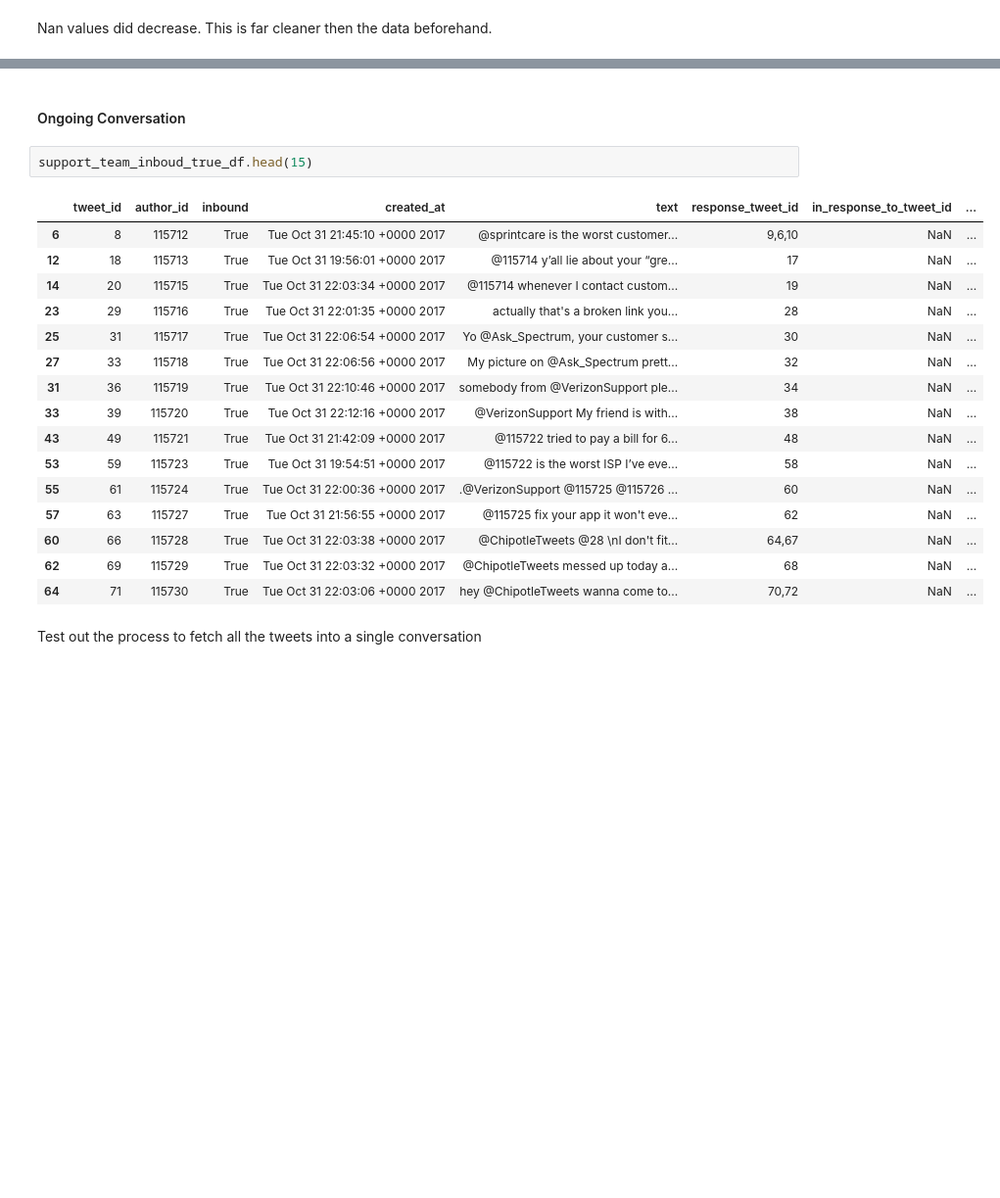
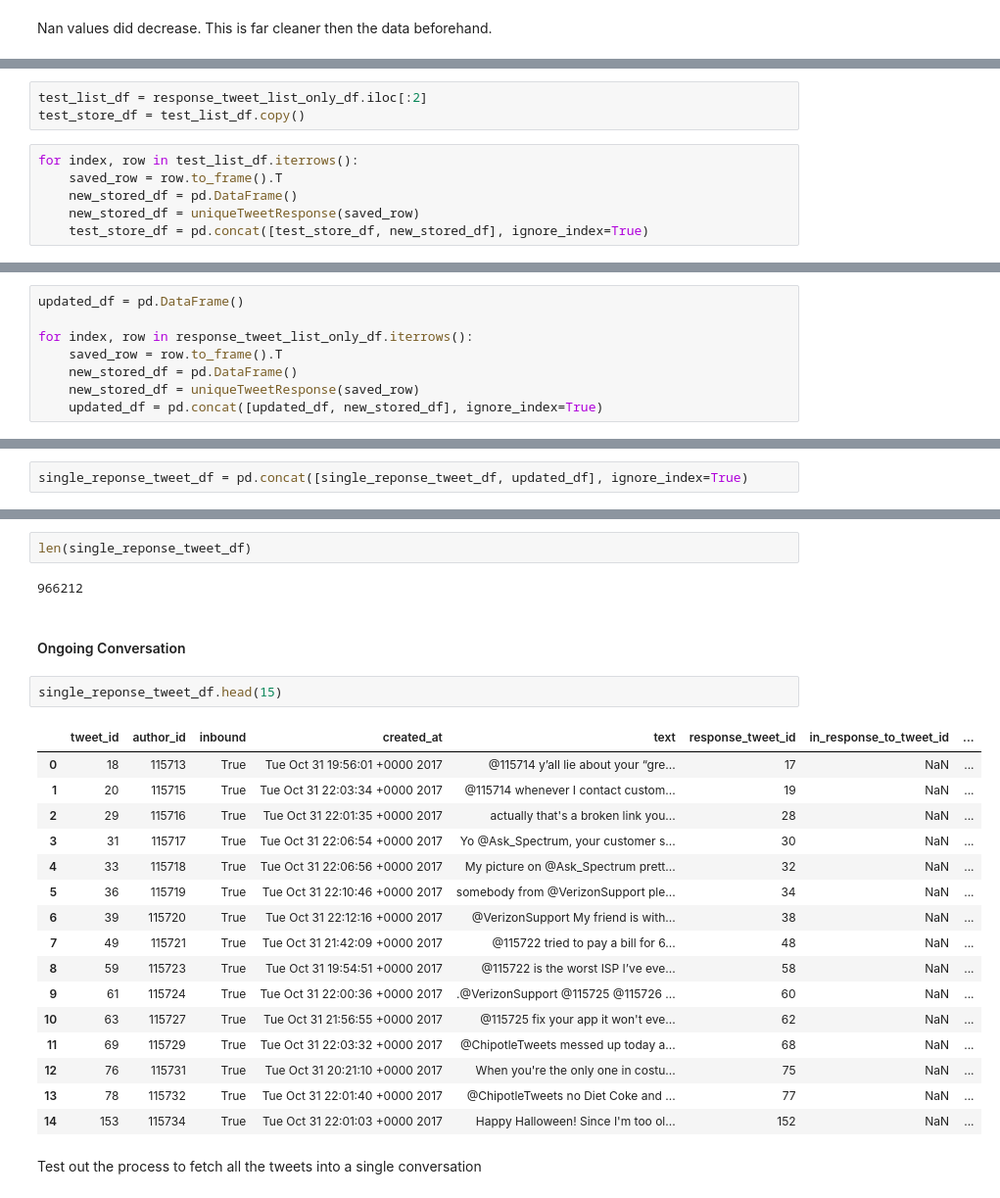
Before and after one commit to erictlong/customer-support-automation, a Jupyter notebook: data analytics/dataReview.ipynb, the cells around one changed output, grey strips where cells are left out. Shown at 98% size. Cells and saved outputs as stored; diff of their text form; blank space fills up the shorter version.

Commit message:
Update dataReview.ipynb
completion of data transformation

```diff
--- a/data analytics/dataReview.ipynb
+++ b/data analytics/dataReview.ipynb
@@ -531,0 +632,9 @@ Nan values did decrease. This is far cleaner then the data beforehand.
+# %%
+test_list_df = response_tweet_list_only_df.iloc[:2]
+test_store_df = test_list_df.copy()
+# %%
+for index, row in test_list_df.iterrows():
+    saved_row = row.to_frame().T
+    new_stored_df = pd.DataFrame()
+    new_stored_df = uniqueTweetResponse(saved_row)
+    test_store_df = pd.concat([test_store_df, new_stored_df], ignore_index=True)
@@ -531,0 +656,8 @@ Nan values did decrease. This is far cleaner then the data beforehand.
+# %%
+updated_df = pd.DataFrame()
+
+for index, row in response_tweet_list_only_df.iterrows():
+    saved_row = row.to_frame().T
+    new_stored_df = pd.DataFrame()
+    new_stored_df = uniqueTweetResponse(saved_row)
+    updated_df = pd.concat([updated_df, new_stored_df], ignore_index=True)
@@ -531,0 +689,2 @@ Nan values did decrease. This is far cleaner then the data beforehand.
+# %%
+single_reponse_tweet_df = pd.concat([single_reponse_tweet_df, updated_df], ignore_index=True)
@@ -532,24 +715,28 @@ Nan values did decrease. This is far cleaner then the data beforehand.
+# %%
+len(single_reponse_tweet_df)
+# %% [output]
+966212
 # %% [markdown]
 #### Ongoing Conversation
 # %%
-support_team_inboud_true_df.head(15)
+single_reponse_tweet_df.head(15)
 # %% [output]
 |  | tweet_id | author_id | inbound | created_at | text | response_tweet_id | in_response_to_tweet_id | ... |
-| 6 | 8 | 115712 | True | Tue Oct 31 21:45:10 +0000 2017 | @sprintcare is the worst customer... | 9,6,10 | NaN | ... |
-| 12 | 18 | 115713 | True | Tue Oct 31 19:56:01 +0000 2017 | @115714 y’all lie about your “gre... | 17 | NaN | ... |
-| 14 | 20 | 115715 | True | Tue Oct 31 22:03:34 +0000 2017 | @115714 whenever I contact custom... | 19 | NaN | ... |
-| 23 | 29 | 115716 | True | Tue Oct 31 22:01:35 +0000 2017 | actually that's a broken link you... | 28 | NaN | ... |
-| 25 | 31 | 115717 | True | Tue Oct 31 22:06:54 +0000 2017 | Yo @Ask_Spectrum, your customer s... | 30 | NaN | ... |
-| 27 | 33 | 115718 | True | Tue Oct 31 22:06:56 +0000 2017 | My picture on @Ask_Spectrum prett... | 32 | NaN | ... |
-| 31 | 36 | 115719 | True | Tue Oct 31 22:10:46 +0000 2017 | somebody from @VerizonSupport ple... | 34 | NaN | ... |
-| 33 | 39 | 115720 | True | Tue Oct 31 22:12:16 +0000 2017 | @VerizonSupport My friend is with... | 38 | NaN | ... |
-| 43 | 49 | 115721 | True | Tue Oct 31 21:42:09 +0000 2017 | @115722 tried to pay a bill for 6... | 48 | NaN | ... |
-| 53 | 59 | 115723 | True | Tue Oct 31 19:54:51 +0000 2017 | @115722 is the worst ISP I’ve eve... | 58 | NaN | ... |
-| 55 | 61 | 115724 | True | Tue Oct 31 22:00:36 +0000 2017 | .@VerizonSupport @115725 @115726 ... | 60 | NaN | ... |
-| 57 | 63 | 115727 | True | Tue Oct 31 21:56:55 +0000 2017 | @115725 fix your app it won't eve... | 62 | NaN | ... |
-| 60 | 66 | 115728 | True | Tue Oct 31 22:03:38 +0000 2017 | @ChipotleTweets @28 \nI don't fit... | 64,67 | NaN | ... |
-| 62 | 69 | 115729 | True | Tue Oct 31 22:03:32 +0000 2017 | @ChipotleTweets messed up today a... | 68 | NaN | ... |
-| 64 | 71 | 115730 | True | Tue Oct 31 22:03:06 +0000 2017 | hey @ChipotleTweets wanna come to... | 70,72 | NaN | ... |
+| 0 | 18 | 115713 | True | Tue Oct 31 19:56:01 +0000 2017 | @115714 y’all lie about your “gre... | 17 | NaN | ... |
+| 1 | 20 | 115715 | True | Tue Oct 31 22:03:34 +0000 2017 | @115714 whenever I contact custom... | 19 | NaN | ... |
+| 2 | 29 | 115716 | True | Tue Oct 31 22:01:35 +0000 2017 | actually that's a broken link you... | 28 | NaN | ... |
+| 3 | 31 | 115717 | True | Tue Oct 31 22:06:54 +0000 2017 | Yo @Ask_Spectrum, your customer s... | 30 | NaN | ... |
+| 4 | 33 | 115718 | True | Tue Oct 31 22:06:56 +0000 2017 | My picture on @Ask_Spectrum prett... | 32 | NaN | ... |
+| 5 | 36 | 115719 | True | Tue Oct 31 22:10:46 +0000 2017 | somebody from @VerizonSupport ple... | 34 | NaN | ... |
+| 6 | 39 | 115720 | True | Tue Oct 31 22:12:16 +0000 2017 | @VerizonSupport My friend is with... | 38 | NaN | ... |
+| 7 | 49 | 115721 | True | Tue Oct 31 21:42:09 +0000 2017 | @115722 tried to pay a bill for 6... | 48 | NaN | ... |
+| 8 | 59 | 115723 | True | Tue Oct 31 19:54:51 +0000 2017 | @115722 is the worst ISP I’ve eve... | 58 | NaN | ... |
+| 9 | 61 | 115724 | True | Tue Oct 31 22:00:36 +0000 2017 | .@VerizonSupport @115725 @115726 ... | 60 | NaN | ... |
+| 10 | 63 | 115727 | True | Tue Oct 31 21:56:55 +0000 2017 | @115725 fix your app it won't eve... | 62 | NaN | ... |
+| 11 | 69 | 115729 | True | Tue Oct 31 22:03:32 +0000 2017 | @ChipotleTweets messed up today a... | 68 | NaN | ... |
+| 12 | 76 | 115731 | True | Tue Oct 31 20:21:10 +0000 2017 | When you're the only one in costu... | 75 | NaN | ... |
+| 13 | 78 | 115732 | True | Tue Oct 31 22:01:40 +0000 2017 | @ChipotleTweets no Diet Coke and ... | 77 | NaN | ... |
+| 14 | 153 | 115734 | True | Tue Oct 31 22:01:03 +0000 2017 | Happy Halloween! Since I'm too ol... | 152 | NaN | ... |
 # %% [markdown]
 Test out the process to fetch all the tweets into a single conversation
 # %% [markdown]
```
Also changed, not shown: parts of 98 cells of this notebook.
